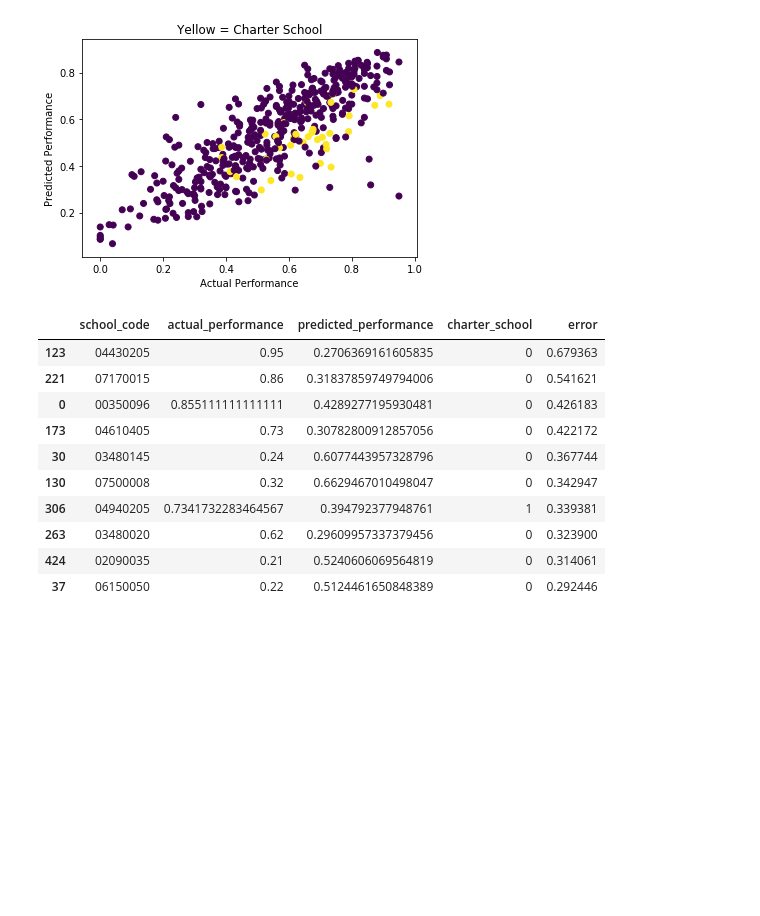
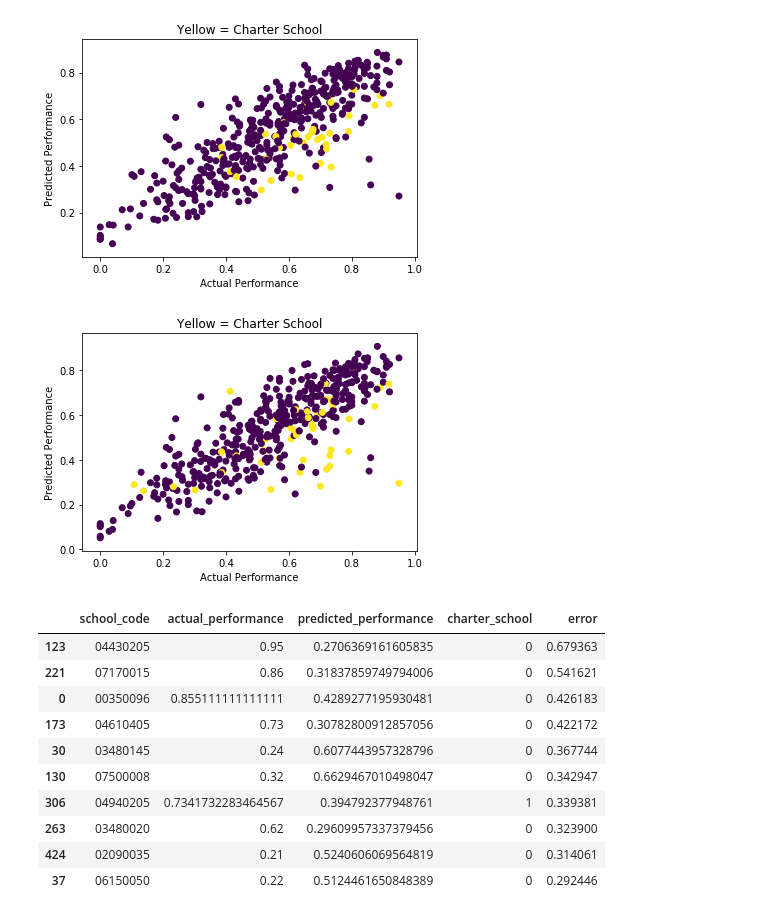
Before and after one commit to adamSales/massachusetts_observational_study, a Jupyter notebook: remnant_model/make_figures.ipynb, the cells around one changed output. Drawn from its saved outputs; the diff is of its cells as text; code cells hidden in the pictures; blank space fills up the shorter version.

Commit message:
reran neural net and got new predictions for new charter school label

```diff
--- a/remnant_model/make_figures.ipynb
+++ b/remnant_model/make_figures.ipynb
@@ -15,6 +15,15 @@ plt.title('Yellow = Charter School')
 plt.show()
 # %% [output]
 [figure]
+# %%
+plt.figure()
+plt.scatter(a['actual_performance'].astype(float), a['predicted_performance'].astype(float), c=a['charter_school'].astype(float))
+plt.xlabel('Actual Performance')
+plt.ylabel('Predicted Performance')
+plt.title('Yellow = Charter School')
+plt.show()
+# %% [output]
+[figure, added]
 # %%
 a['error'] = np.abs(a['predicted_performance'].astype(float) - a['actual_performance'].astype(float))
 # %%
```
Also changed, not shown: 5 other files.
